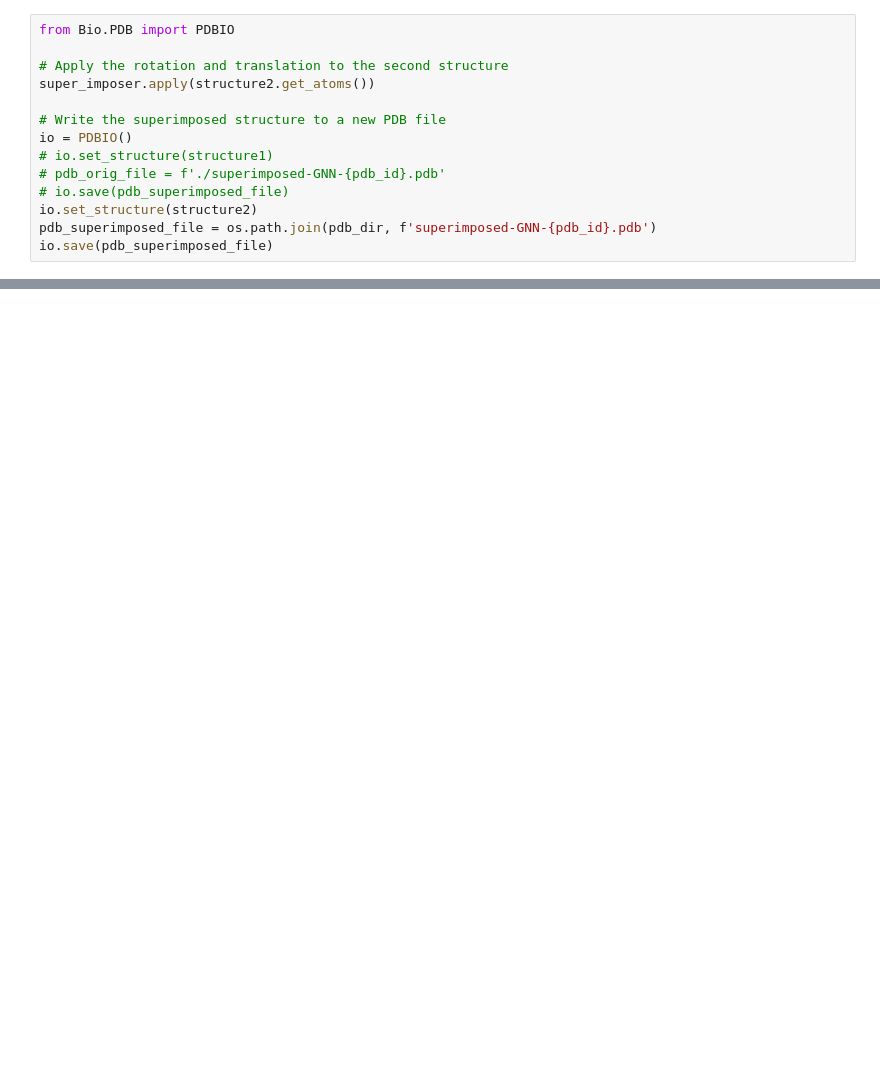
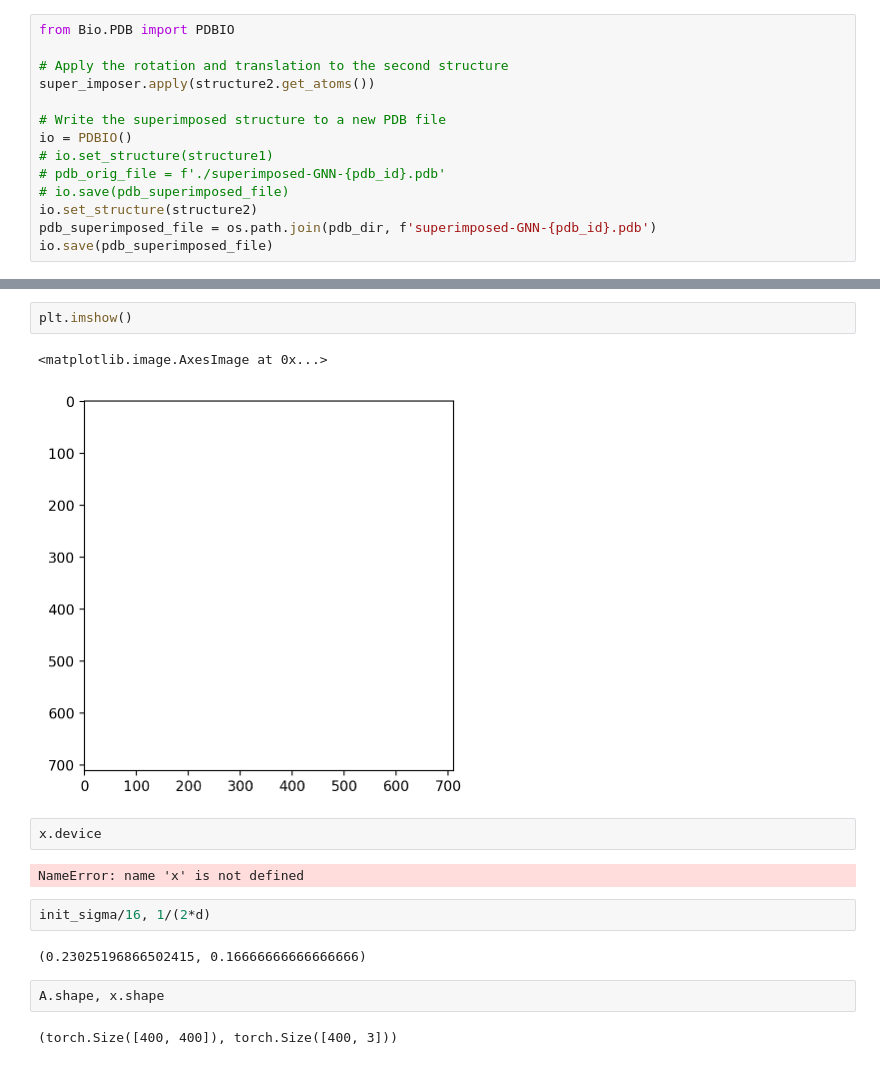
Before and after one commit to nimadehmamy/coarse_graining_reparam, a Jupyter notebook: experiments/Protein-folding.ipynb, the cells around one changed output, grey strips where cells are left out. Saved outputs shown, nothing was run; the diff lists cells and outputs as text; blank space fills up the shorter version.

```diff
--- a/experiments/Protein-folding.ipynb
+++ b/experiments/Protein-folding.ipynb
@@ -565,0 +1027,17 @@ viewer.show()
+# %%
+plt.imshow()
+# %% [output]
+<matplotlib.image.AxesImage at 0x...>
+[figure, added]
+# %%
+x.device
+# %% [output]
+NameError: name 'x' is not defined
+# %%
+init_sigma/16, 1/(2*d)
+# %% [output]
+(0.23025196866502415, 0.16666666666666666)
+# %%
+A.shape, x.shape
+# %% [output]
+(torch.Size([400, 400]), torch.Size([400, 3]))
```
Also changed, not shown: parts of 69 cells of this notebook, 19 other files.
